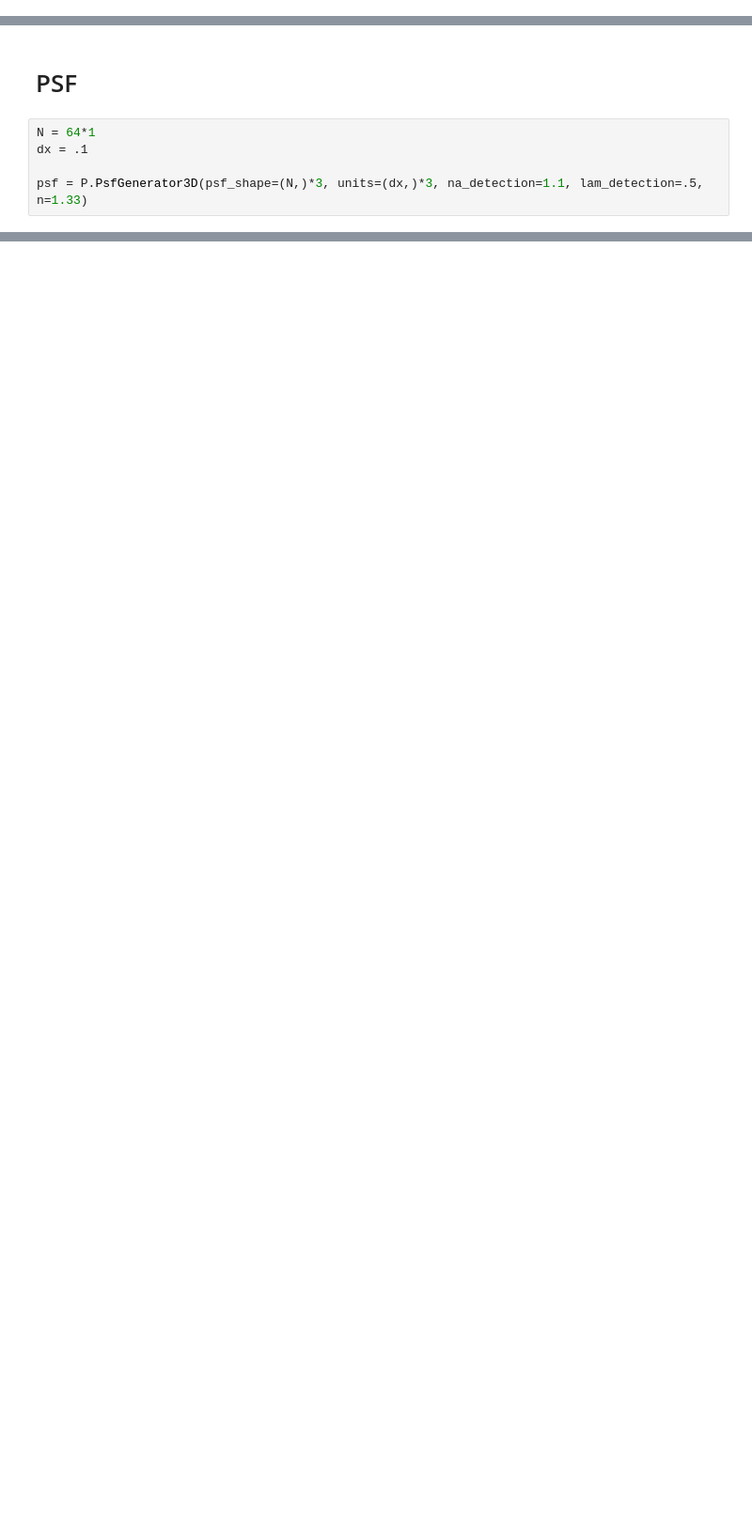
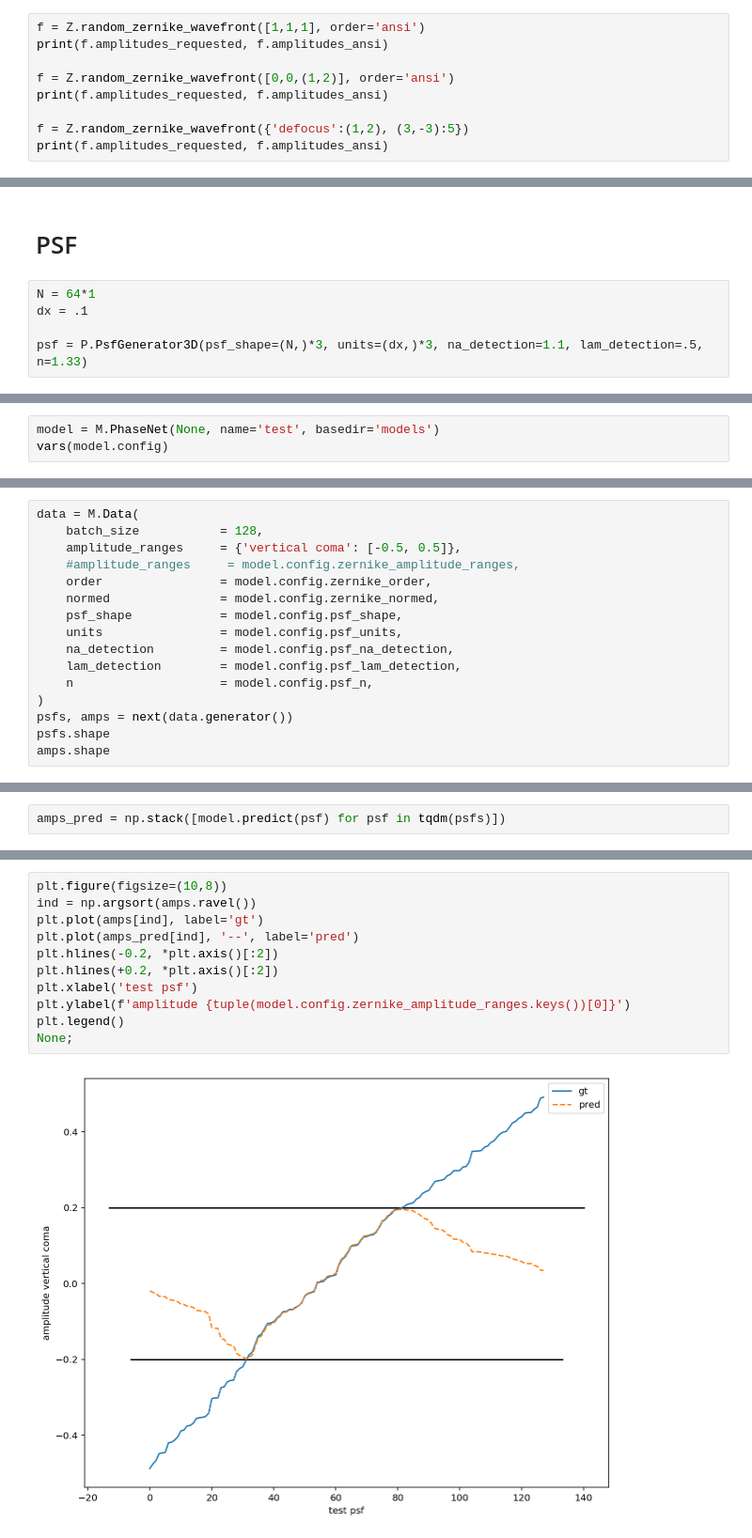
Before and after one commit to mpicbg-csbd/phasenet, a Jupyter notebook: notebooks/dev.ipynb, the cells around one changed output, grey strips where cells are left out. Shown at 94% size. Saved outputs shown, nothing was run; the diff lists cells and outputs as text; blank space fills up the shorter version.

```diff
--- a/notebooks/dev.ipynb
+++ b/notebooks/dev.ipynb
@@ -49,0 +63,9 @@ plt.imshow(f.polynomial(512)); plt.colorbar(); plt.axis('off');
+# %%
+f = Z.random_zernike_wavefront([1,1,1], order='ansi')
+print(f.amplitudes_requested, f.amplitudes_ansi)
+
+f = Z.random_zernike_wavefront([0,0,(1,2)], order='ansi')
+print(f.amplitudes_requested, f.amplitudes_ansi)
+
+f = Z.random_zernike_wavefront({'defocus':(1,2), (3,-3):5})
+print(f.amplitudes_requested, f.amplitudes_ansi)
@@ -72,0 +159,3 @@ None;
+# %%
+model = M.PhaseNet(None, name='test', basedir='models')
+vars(model.config)
@@ -72,0 +183,16 @@ None;
+# %%
+data = M.Data(
+    batch_size           = 128,
+    amplitude_ranges     = {'vertical coma': [-0.5, 0.5]},
+    #amplitude_ranges     = model.config.zernike_amplitude_ranges,
+    order                = model.config.zernike_order,
+    normed               = model.config.zernike_normed,
+    psf_shape            = model.config.psf_shape,
+    units                = model.config.psf_units,
+    na_detection         = model.config.psf_na_detection,
+    lam_detection        = model.config.psf_lam_detection,
+    n                    = model.config.psf_n,
+)
+psfs, amps = next(data.generator())
+psfs.shape
+amps.shape
@@ -72,0 +209,2 @@ None;
+# %%
+amps_pred = np.stack([model.predict(psf) for psf in tqdm(psfs)])
@@ -72,0 +217,13 @@ None;
+# %%
+plt.figure(figsize=(10,8))
+ind = np.argsort(amps.ravel())
+plt.plot(amps[ind], label='gt')
+plt.plot(amps_pred[ind], '--', label='pred')
+plt.hlines(-0.2, *plt.axis()[:2])
+plt.hlines(+0.2, *plt.axis()[:2])
+plt.xlabel('test psf')
+plt.ylabel(f'amplitude {tuple(model.config.zernike_amplitude_ranges.keys())[0]}')
+plt.legend()
+None;
+# %% [output]
+[figure, added]
```
Also changed, not shown: parts of 17 cells of this notebook.
